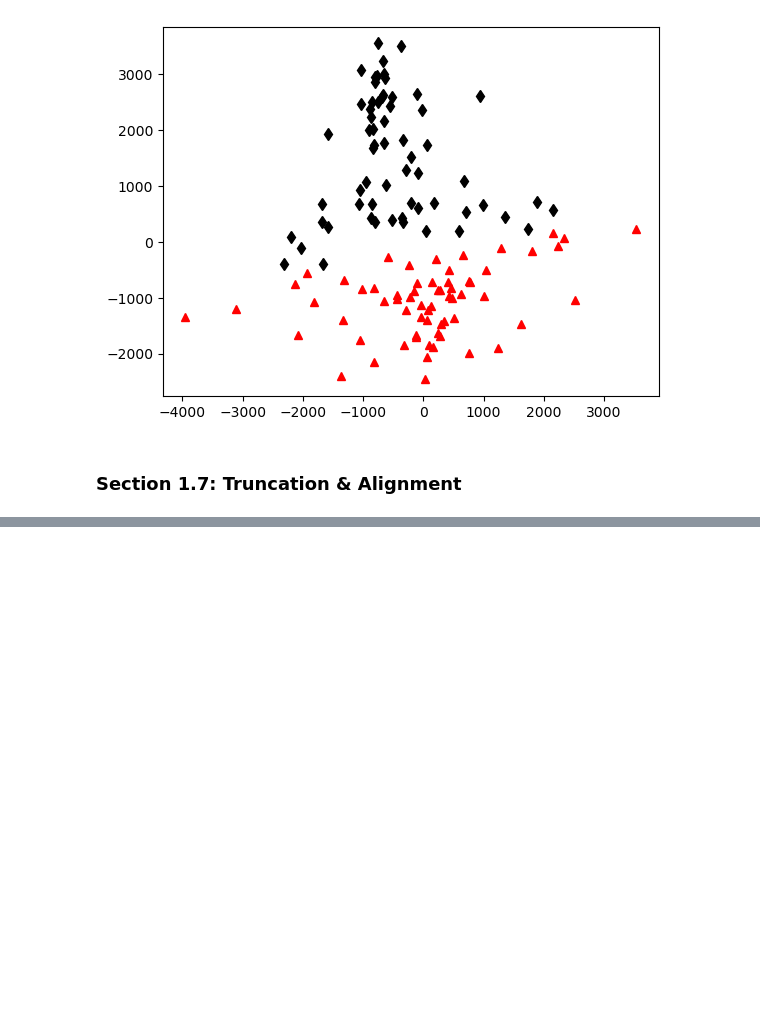
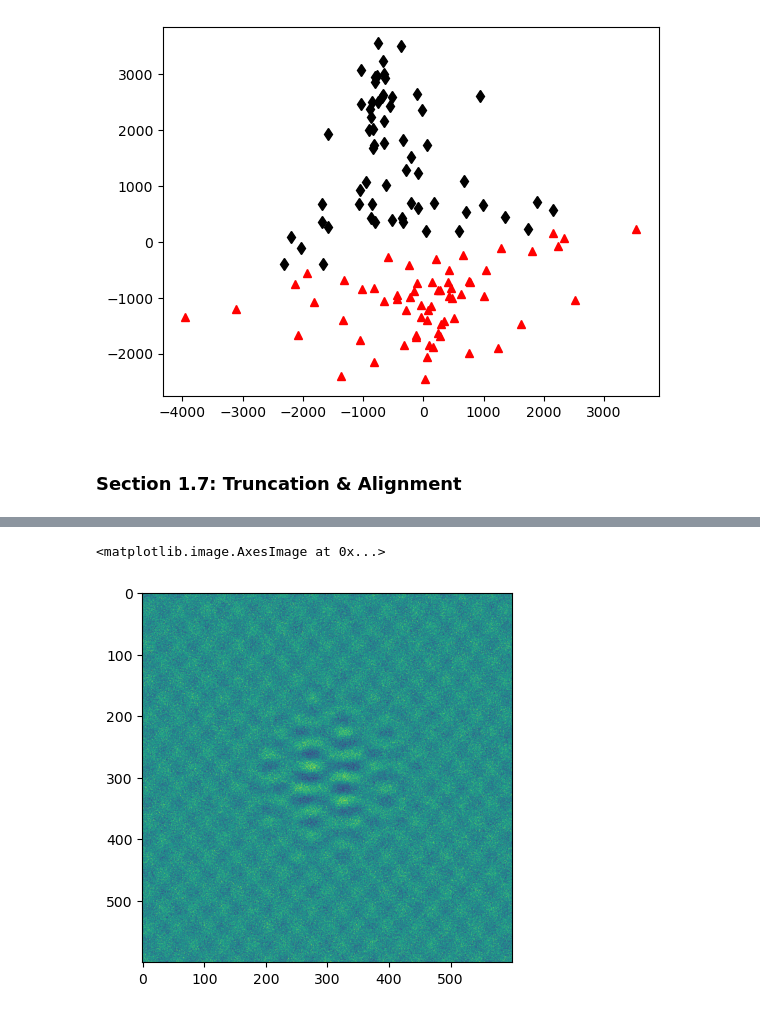
Before and after one commit to sa8692/Machine_Learning_Book_Exercises, a Jupyter notebook: Chapter_1.ipynb, the cells around one changed output, grey strips where cells are left out. Saved outputs shown, nothing was run; the diff lists cells and outputs as text; code cells hidden in the pictures; blank space fills up the shorter version.

```diff
--- a/Chapter_1.ipynb
+++ b/Chapter_1.ipynb
@@ -322,0 +371,10 @@ plt.plot(PCACoordsP2[0, :], PCACoordsP2[1, :], '^', color = 'r')
+# %%
+#Truncate to keep 90% of cumulative sum
+cdS = np.cumsum(S) / np.sum(S) #cumulative energy
+r90 = np.min(np.where(cdS > 0.90)) #Find r to find 90% sum
+
+X90 = U[:, :(r90+1)] @ np.diag(S[:(r90+1)]) @ VT[:(r90+1), :]
+plt.imshow(X90)
+# %% [output]
+<matplotlib.image.AxesImage at 0x...>
+[figure, added]
```
Also changed, not shown: parts of 11 cells of this notebook.
